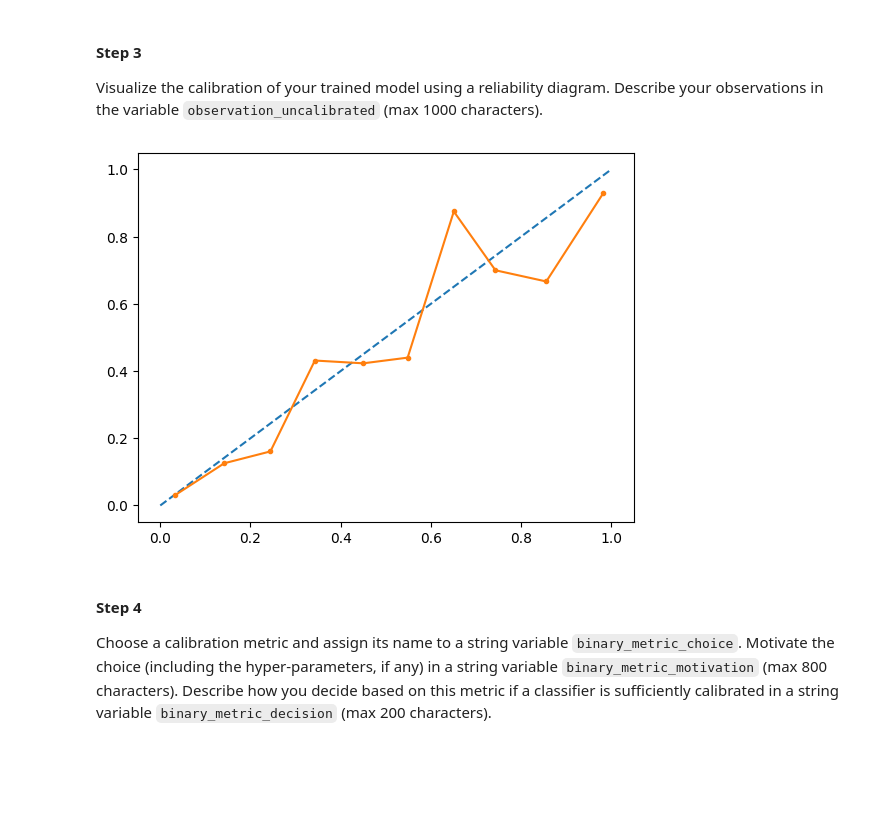
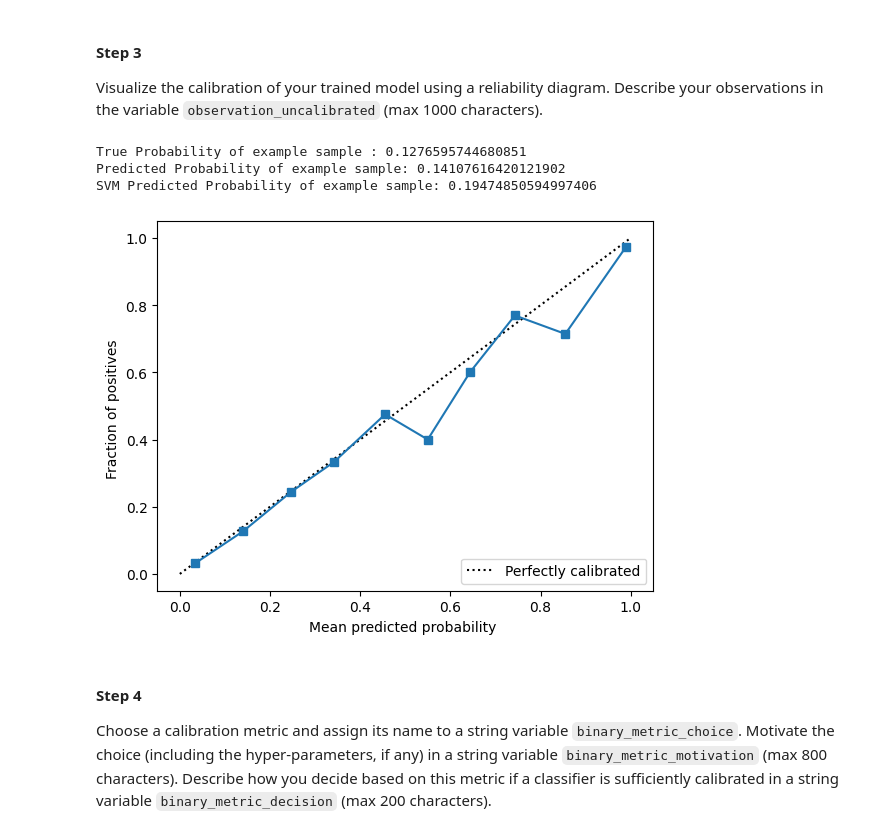
Before and after one commit to Silvia29/ML-in-Industry, a Jupyter notebook: calibration.ipynb, the cells around one changed output. Drawn from its saved outputs; the diff is of its cells as text; code cells hidden in the pictures; blank space fills up the shorter version.

```diff
--- a/calibration.ipynb
+++ b/calibration.ipynb
@@ -149,13 +149,19 @@ Apply the classifier to the `X_test` data and store the predicted classes and co
 # %%
 #// BEGIN_TODO [STEP_2] Train a binary classifier (10 points)
 from sklearn.svm import SVC
+from sklearn.model_selection import train_test_split
+
+#split train into train and validation (required for calibration)
+X_train, X_val, y_binary_train, y_binary_val = train_test_split(X_train, y_binary_train,
+                                test_size = 0.25, random_state =42, stratify=y_binary_train)
 
 def preprocess(arr):
     arr = arr.reshape(len(arr), -1)
     arr = arr/2
     return arr
 
-c= 10
+# c= 10
+c=10
 gamma = 0.001
 
 #TODO: make pipelie of the following steps later
@@ -195,22 +225,33 @@ observation_classifier = ""
 
 Visualize the calibration of your trained model using a reliability diagram. Describe your observations in the variable `observation_uncalibrated` (max 1000 characters).
 # %%
-#// BEGIN_TODO [STEP_3] Visualize calibration of uncalibrated model (5 points)
+# #// BEGIN_TODO [STEP_3] Visualize calibration of uncalibrated model (5 points)
 
-import numpy as np
-from sklearn.calibration import calibration_curve
-from matplotlib import pyplot as plt
+# import numpy as np
+# from sklearn.calibration import calibration_curve
+# from matplotlib import pyplot as plt
 
-# reliability diagram
-true_prob, pred_prob = calibration_curve(y_binary_test, uncalibrated_p, n_bins=10, normalize=True)
-# plot perfectly calibrated
-plt.plot([0, 1], [0, 1], linestyle='--')
-# plot model reliability
-plt.plot(pred_prob, true_prob, marker='.')
-plt.show()
-#TODO: add title and axis labels
+# # reliability diagram
+# true_prob, pred_prob = calibration_curve(y_binary_test, uncalibrated_p, n_bins=10, normalize=True)
+# # plot perfectly calibrated
+# plt.plot([0, 1], [0, 1], linestyle='--')
+# # plot model reliability
+# plt.plot(pred_prob, true_prob, marker='.')
+# plt.show()
+
+from sklearn.calibration import calibration_curve, CalibrationDisplay
+# TODO: what are the print statements?
+prob_true, prob_pred = calibration_curve(y_binary_test,uncalibrated_p, n_bins=10)
+print(f'True Probability of example sample : {prob_true[1]}')
+print(f'Predicted Probability of example sample: {prob_pred[1]}')
+print(f'SVM Predicted Probability of example sample: {uncalibrated_p[1]}')
+disp = CalibrationDisplay(prob_true, prob_pred,uncalibrated_p );
+disp.plot();
 # %% [output]
+True Probability of example sample : 0.1276595744680851
+Predicted Probability of example sample: 0.14107616420121902
+SVM Predicted Probability of example sample: 0.19474850594997406
-[figure, old version]
+[figure, new version]
 # %%
 observation_uncalibrated = ""
 # %%
```
Also changed, not shown: parts of 16 cells of this notebook.
